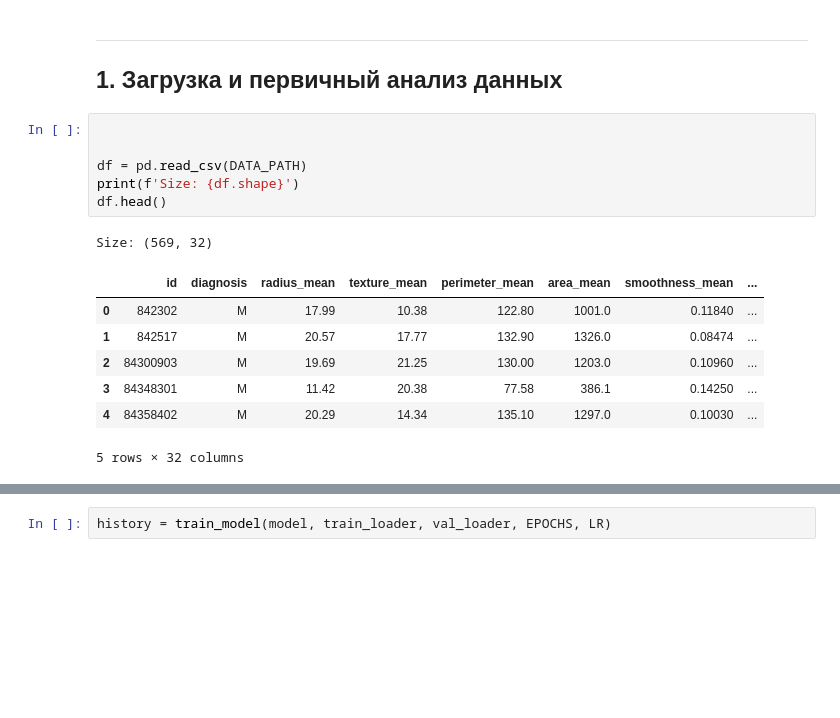
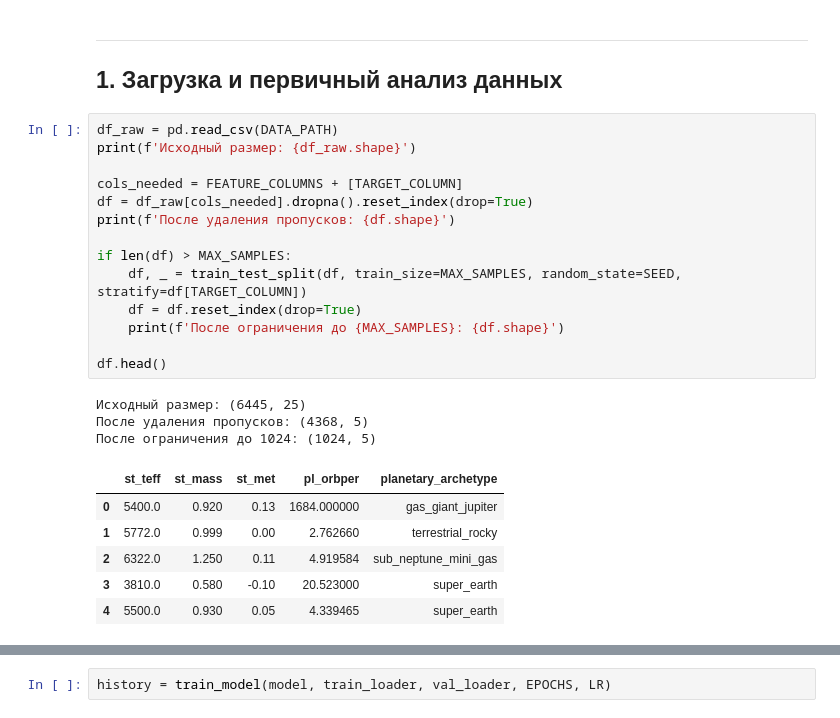
Before and after one commit to didgiffi-dvfu/7-semestr, a Jupyter notebook: lab1/lab_plotly_fixed.ipynb, the cells around one changed output, grey strips where cells are left out. Drawn from its saved outputs; the diff is of its cells as text; blank space fills up the shorter version.

```diff
--- a/lab1/lab_plotly_fixed.ipynb
+++ b/lab1/lab_plotly_fixed.ipynb
@@ -143,21 +87,30 @@ torch.manual_seed(SEED)
 # %% [markdown]
 ---
 ## 1. Загрузка и первичный анализ данных
-# %%
-
-
-df = pd.read_csv(DATA_PATH)
-print(f'Size: {df.shape}')
-df.head()
-# %% [output]
-Size: (569, 32)
-|  | id | diagnosis | radius_mean | texture_mean | perimeter_mean | area_mean | smoothness_mean | ... |
-| 0 | 842302 | M | 17.99 | 10.38 | 122.80 | 1001.0 | 0.11840 | ... |
-| 1 | 842517 | M | 20.57 | 17.77 | 132.90 | 1326.0 | 0.08474 | ... |
-| 2 | 84300903 | M | 19.69 | 21.25 | 130.00 | 1203.0 | 0.10960 | ... |
-| 3 | 84348301 | M | 11.42 | 20.38 | 77.58 | 386.1 | 0.14250 | ... |
-| 4 | 84358402 | M | 20.29 | 14.34 | 135.10 | 1297.0 | 0.10030 | ... |
-5 rows × 32 columns
+# %%
+df_raw = pd.read_csv(DATA_PATH)
+print(f'Исходный размер: {df_raw.shape}')
+
+cols_needed = FEATURE_COLUMNS + [TARGET_COLUMN]
+df = df_raw[cols_needed].dropna().reset_index(drop=True)
+print(f'После удаления пропусков: {df.shape}')
+
+if len(df) > MAX_SAMPLES:
+    df, _ = train_test_split(df, train_size=MAX_SAMPLES, random_state=SEED, stratify=df[TARGET_COLUMN])
+    df = df.reset_index(drop=True)
+    print(f'После ограничения до {MAX_SAMPLES}: {df.shape}')
+
+df.head()
+# %% [output]
+Исходный размер: (6445, 25)
+После удаления пропусков: (4368, 5)
+После ограничения до 1024: (1024, 5)
+|  | st_teff | st_mass | st_met | pl_orbper | planetary_archetype |
+| 0 | 5400.0 | 0.920 | 0.13 | 1684.000000 | gas_giant_jupiter |
+| 1 | 5772.0 | 0.999 | 0.00 | 2.762660 | terrestrial_rocky |
+| 2 | 6322.0 | 1.250 | 0.11 | 4.919584 | sub_neptune_mini_gas |
+| 3 | 3810.0 | 0.580 | -0.10 | 20.523000 | super_earth |
+| 4 | 5500.0 | 0.930 | 0.05 | 4.339465 | super_earth |
 # %%
 df.info()
 # %% [output]
```
Also changed, not shown: parts of 77 cells of this notebook, 1 other file.
